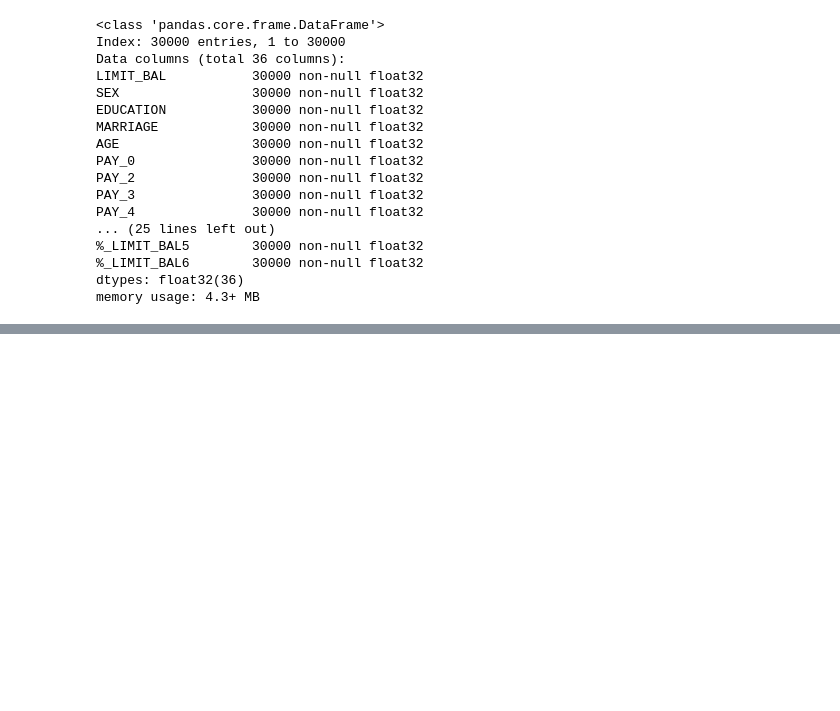
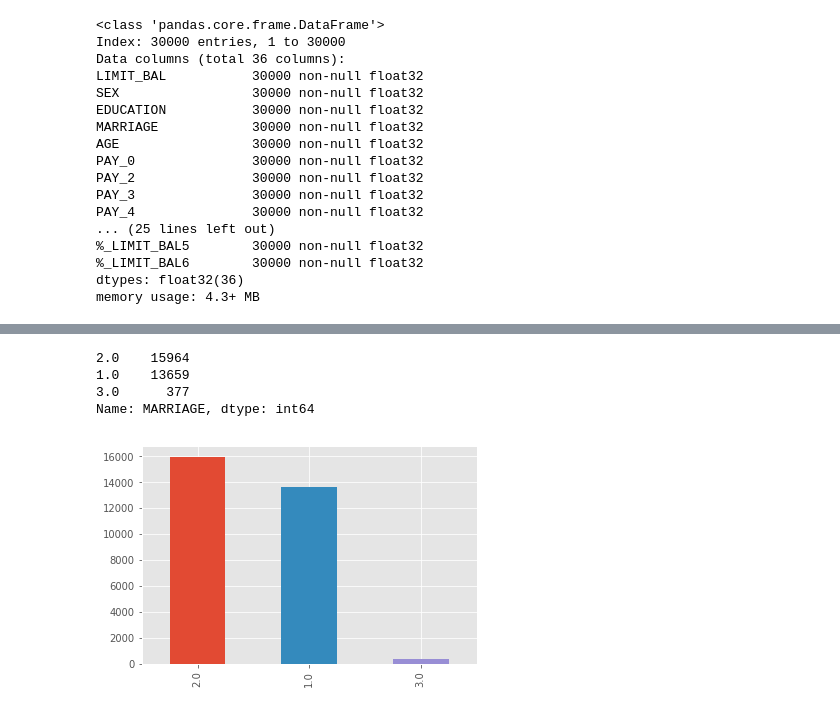
Before and after one commit to BA545-SP2019/2019-competition2-3-musketeers, a Jupyter notebook: Stuart/K_Means-Stuart.ipynb, the cells around one changed output, grey strips where cells are left out. Cells and saved outputs as stored; diff of their text form; code cells hidden in the pictures; blank space fills up the shorter version.

```diff
--- a/Stuart/K_Means-Stuart.ipynb
+++ b/Stuart/K_Means-Stuart.ipynb
@@ -135,3 +165,15 @@ memory usage: 4.3+ MB
+# %%
+# Replace MARRIAGE values of 0 with 3
+
+df.MARRIAGE = df.MARRIAGE.replace([0.0],3.0)
+df.MARRIAGE.value_counts().plot(kind = "bar")
+print(df.MARRIAGE.value_counts())
+# %% [output]
+2.0    15964
+1.0    13659
+3.0      377
+Name: MARRIAGE, dtype: int64
+[figure, added]
 # %%
 # Split dataset into training set and test set
 # 70% training and 30% test
```
Also changed, not shown: parts of 21 cells of this notebook.
